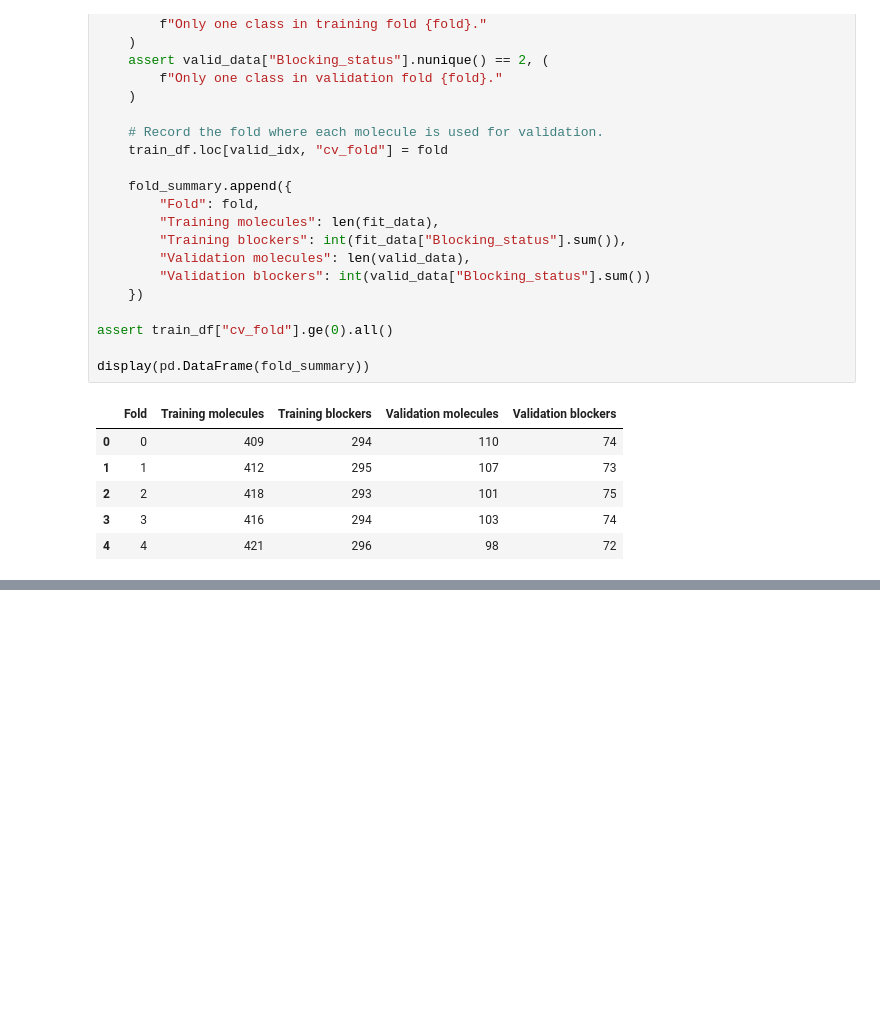
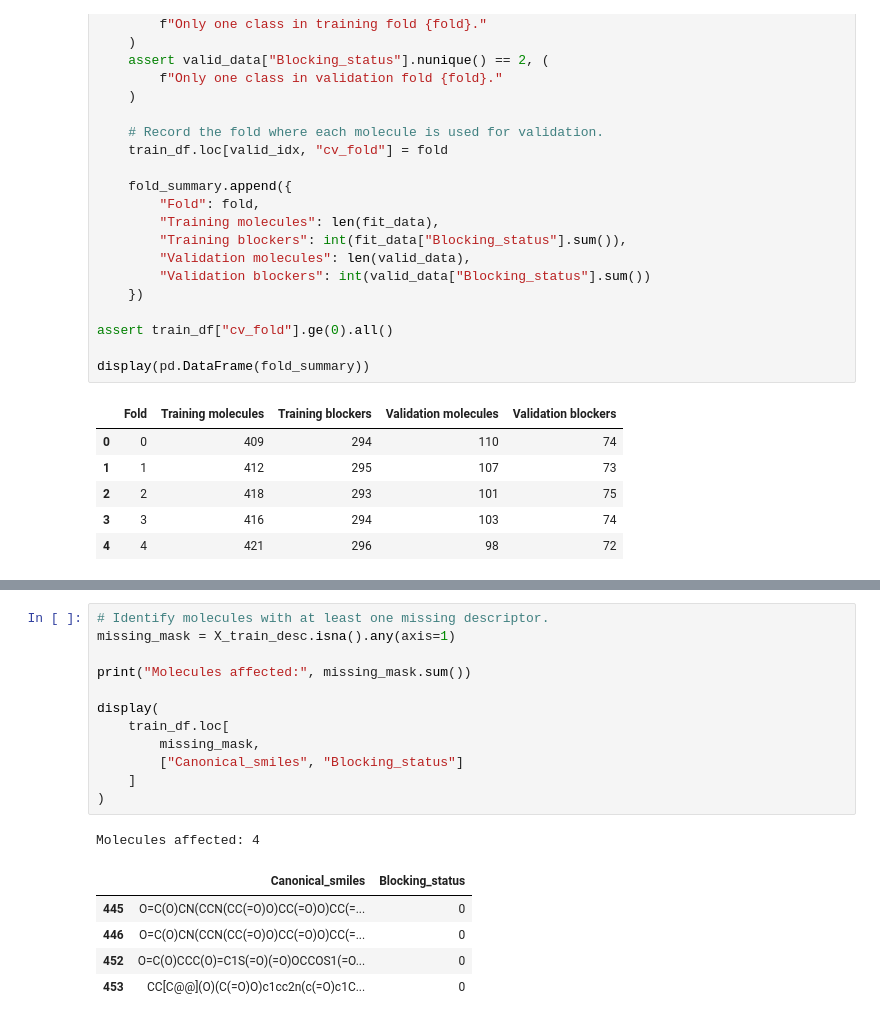
Before and after one commit to erinsoppelsa/Data-Project-for-Cheminformatics-class, a Jupyter notebook: notebooks/03_classification_herG.ipynb, the cells around one changed output, grey strips where cells are left out. Drawn from its saved outputs; the diff is of its cells as text; blank space fills up the shorter version.

```diff
--- a/notebooks/03_classification_herG.ipynb
+++ b/notebooks/03_classification_herG.ipynb
@@ -236,0 +347,19 @@ To support model selection without using the test set, we further divided the tr
+# %%
+# Identify molecules with at least one missing descriptor.
+missing_mask = X_train_desc.isna().any(axis=1)
+
+print("Molecules affected:", missing_mask.sum())
+
+display(
+    train_df.loc[
+        missing_mask,
+        ["Canonical_smiles", "Blocking_status"]
+    ]
+)
+# %% [output]
+Molecules affected: 4
+|  | Canonical_smiles | Blocking_status |
+| 445 | O=C(O)CN(CCN(CC(=O)O)CC(=O)O)CC(=... | 0 |
+| 446 | O=C(O)CN(CCN(CC(=O)O)CC(=O)O)CC(=... | 0 |
+| 452 | O=C(O)CCC(O)=C1S(=O)(=O)OCCOS1(=O... | 0 |
+| 453 | CC[C@@](O)(C(=O)O)c1cc2n(c(=O)c1C... | 0 |
```
Also changed, not shown: parts of 17 cells of this notebook, 1 other file.
